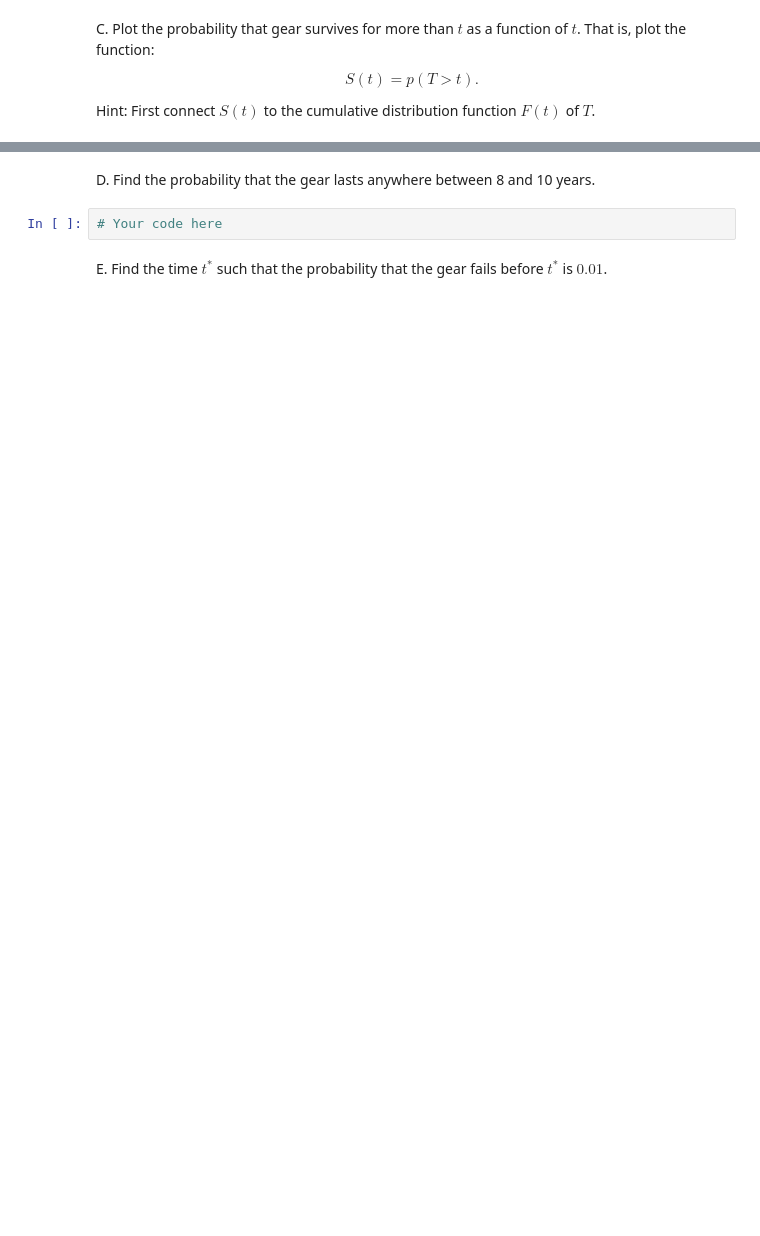
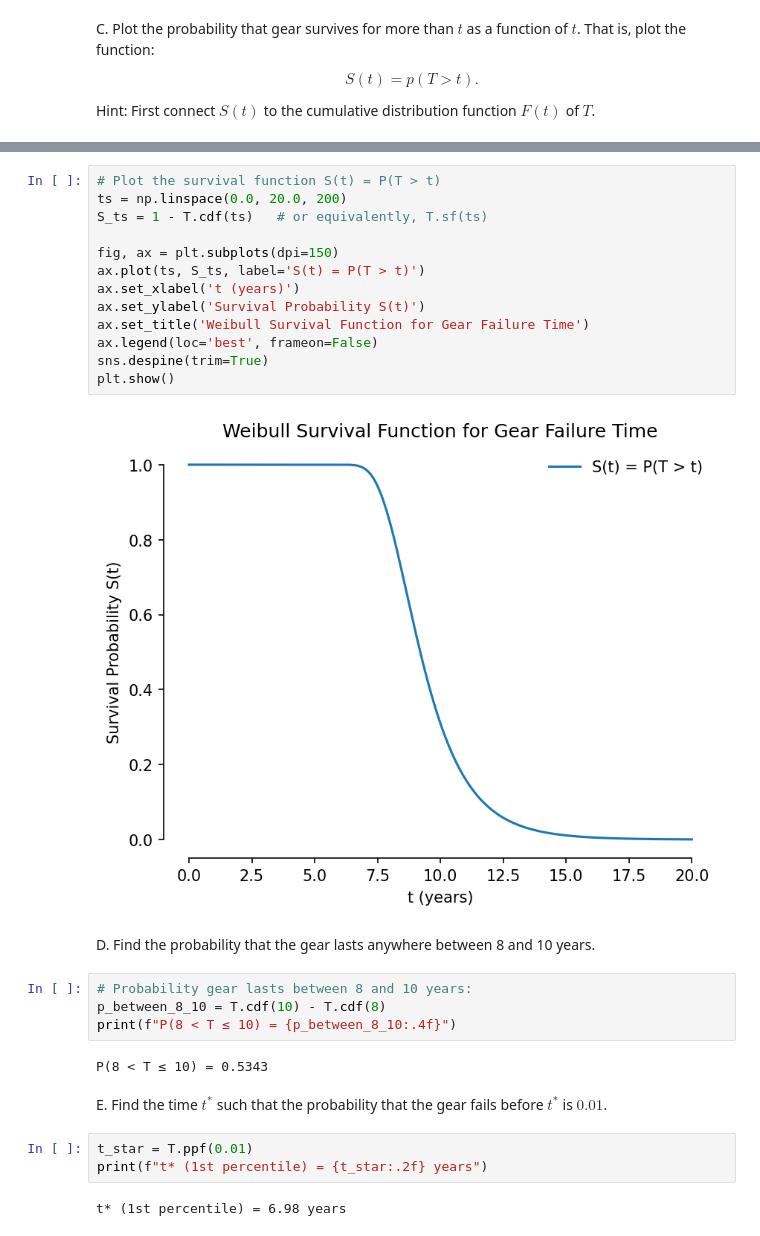
Before and after one commit to dereky925/me539-sciML, a Jupyter notebook: lecturebook/homework/homework-01.ipynb, the cells around one changed output, grey strips where cells are left out. Saved outputs shown, nothing was run; the diff lists cells and outputs as text; blank space fills up the shorter version.

```diff
--- a/lecturebook/homework/homework-01.ipynb
+++ b/lecturebook/homework/homework-01.ipynb
@@ -464,6 +603,30 @@ Hint: First connect $S(t)$ to the cumulative distribution function $F(t)$ of $T$
+# %%
+# Plot the survival function S(t) = P(T > t)
+ts = np.linspace(0.0, 20.0, 200)
+S_ts = 1 - T.cdf(ts)   # or equivalently, T.sf(ts)
+
+fig, ax = plt.subplots(dpi=150)
+ax.plot(ts, S_ts, label='S(t) = P(T > t)')
+ax.set_xlabel('t (years)')
+ax.set_ylabel('Survival Probability S(t)')
+ax.set_title('Weibull Survival Function for Gear Failure Time')
+ax.legend(loc='best', frameon=False)
+sns.despine(trim=True)
+plt.show()
+# %% [output]
+[figure, added]
 # %% [markdown]
 D. Find the probability that the gear lasts anywhere between 8 and 10 years.
-# %%
-# Your code here
+# %%
+# Probability gear lasts between 8 and 10 years:
+p_between_8_10 = T.cdf(10) - T.cdf(8)
+print(f"P(8 < T ≤ 10) = {p_between_8_10:.4f}")
+# %% [output]
+P(8 < T ≤ 10) = 0.5343
 # %% [markdown]
 E. Find the time $t^*$ such that the probability that the gear fails before $t^*$ is $0.01$.
+# %%
+t_star = T.ppf(0.01)
+print(f"t* (1st percentile) = {t_star:.2f} years")
+# %% [output]
+t* (1st percentile) = 6.98 years
```
Also changed, not shown: parts of 33 cells of this notebook.
